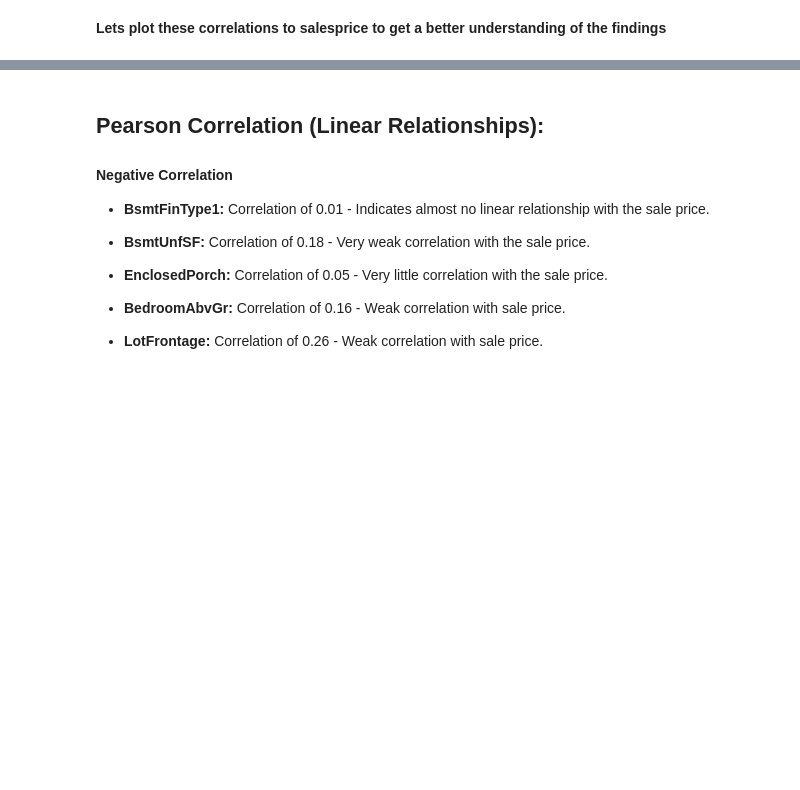
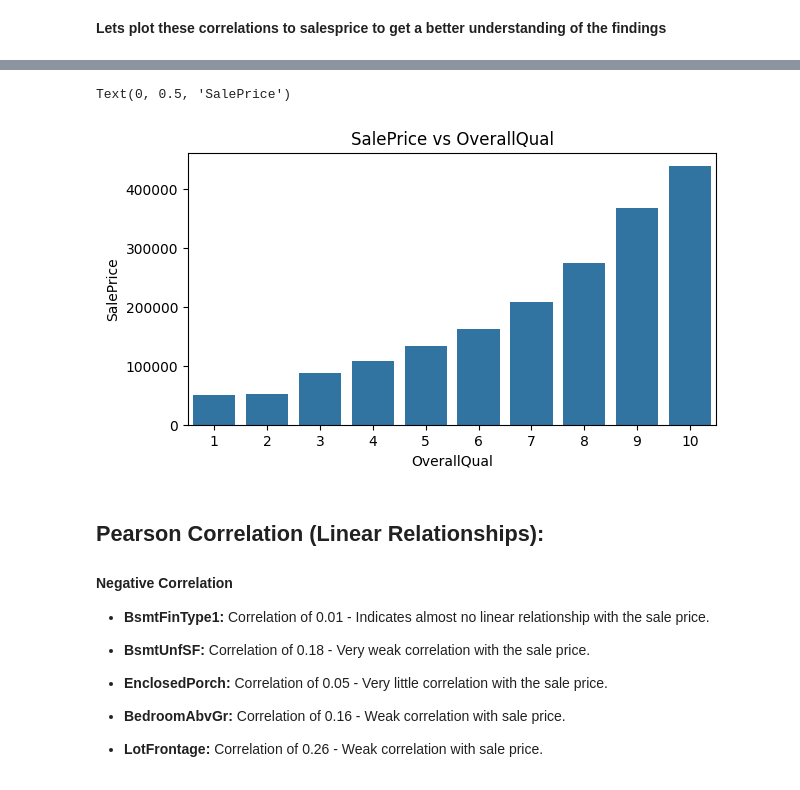
Before and after one commit to defridge/HeritageHousing, a Jupyter notebook: notebooks/data_exploration_correlation_study.ipynb, the cells around one changed output, grey strips where cells are left out. Drawn from its saved outputs; the diff is of its cells as text; code cells hidden in the pictures; blank space fills up the shorter version.

```diff
--- a/notebooks/data_exploration_correlation_study.ipynb
+++ b/notebooks/data_exploration_correlation_study.ipynb
@@ -413,3 +420,16 @@ plt.show()
+# %%
+
+plt.figure(figsize=(15, 12))
+
+# Plot bar chart for OverallQual
+plt.subplot(3, 2, 1)
+sns.barplot(x=df['OverallQual'], y=df['SalePrice'], errorbar=None)
+plt.title('SalePrice vs OverallQual')
+plt.xlabel('OverallQual')
+plt.ylabel('SalePrice')
+# %% [output]
+Text(0, 0.5, 'SalePrice')
+[figure, added]
 # %% [markdown]
 ## Pearson Correlation (Linear Relationships):
 
```
Also changed, not shown: parts of 8 cells of this notebook, 4 other files.
